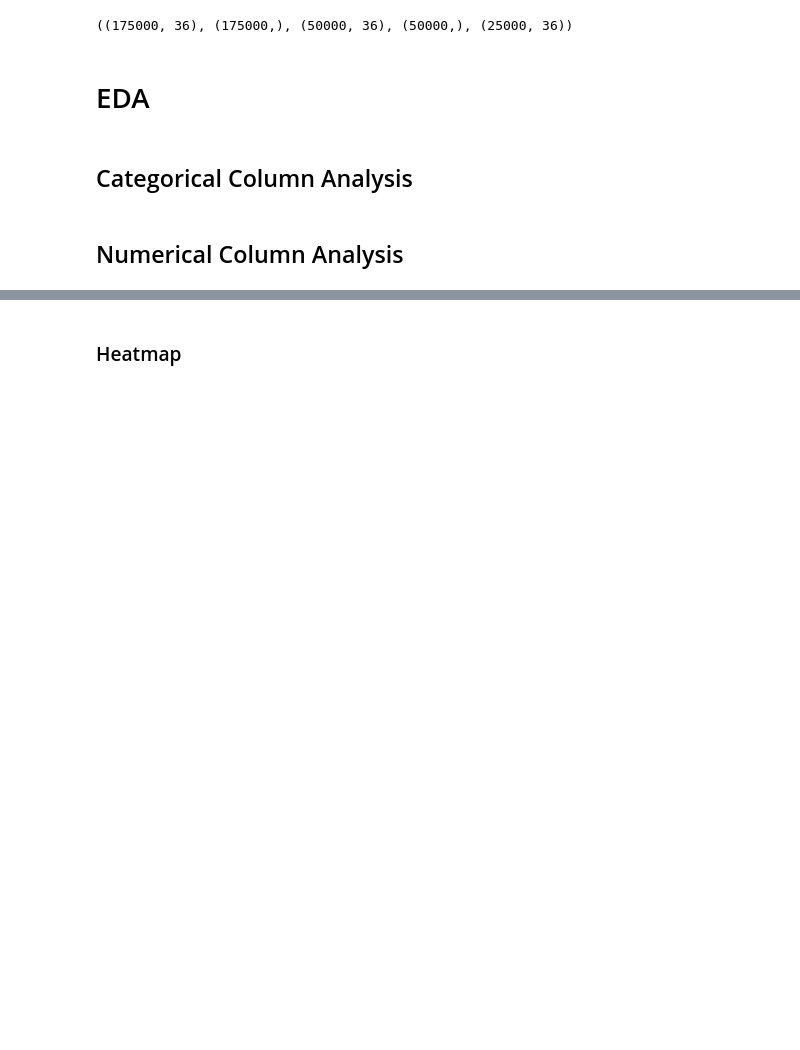
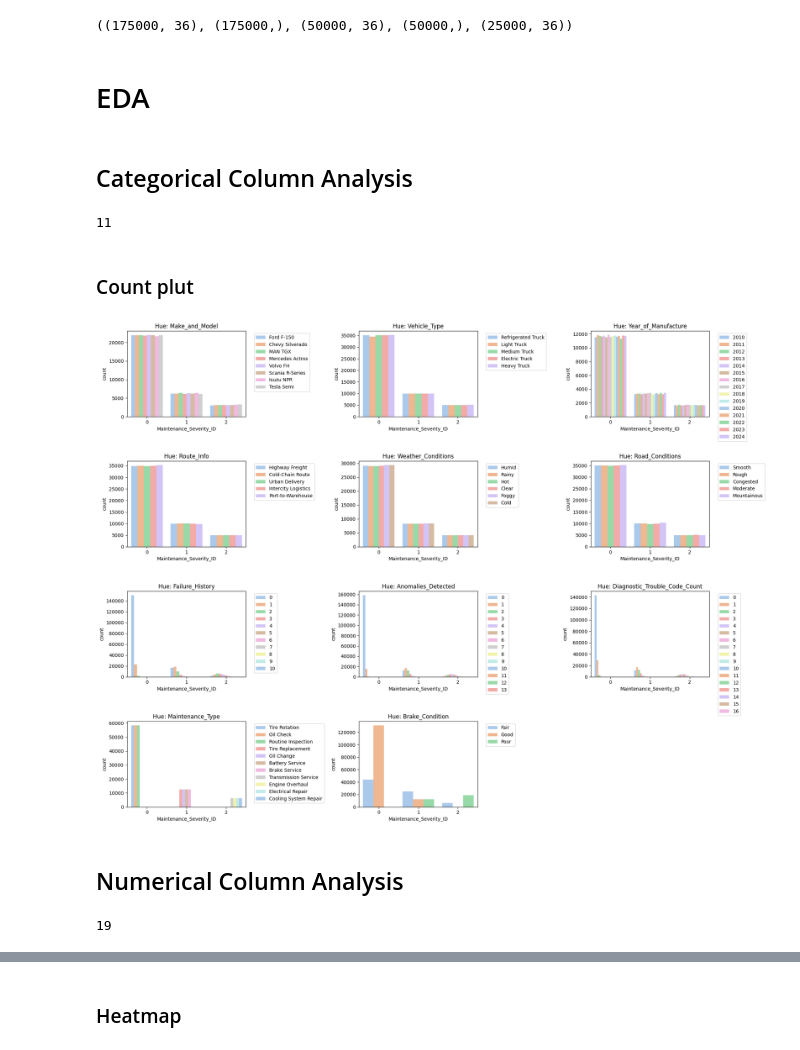
Before and after one commit to toshakgarg/Complete-Machine-learning, a Jupyter notebook: Projects/Predictive Maintenance/Predictive Maintenance.ipynb, the cells around one changed output, grey strips where cells are left out. Cells and saved outputs as stored; diff of their text form; code cells hidden in the pictures; blank space fills up the shorter version.

Commit message:
Add more visualization

```diff
--- a/Projects/Predictive Maintenance/Predictive Maintenance.ipynb
+++ b/Projects/Predictive Maintenance/Predictive Maintenance.ipynb
@@ -229,5 +229,29 @@ X_train.shape, y_train.shape, X_test.shape, y_test.shape, Validation_set.shape
 # EDA
 # %% [markdown]
 ## Categorical Column Analysis
+# %%
+len(CAT)
+# %% [output]
+11
+# %% [markdown]
+### Count plut
+# %%
+plt.figure(figsize=(20, 15))
+
+for i in range (0, len(CAT)):
+  plt.subplot(4, 3, i+1)
+  plt.title("Hue: " + CAT[i])
+  sns.countplot(data=df, x='Maintenance_Severity_ID', hue = CAT[i],palette="pastel")
+  plt.legend(bbox_to_anchor=(1.05, 1), loc='upper left')
+  plt.xlabel('Maintenance_Severity_ID')
+
+plt.tight_layout()
+plt.show()
+# %% [output]
+[figure, added]
 # %% [markdown]
 ## Numerical Column Analysis
+# %%
+len(NUM)
+# %% [output]
+19
```
Also changed, not shown: parts of 25 cells of this notebook.
